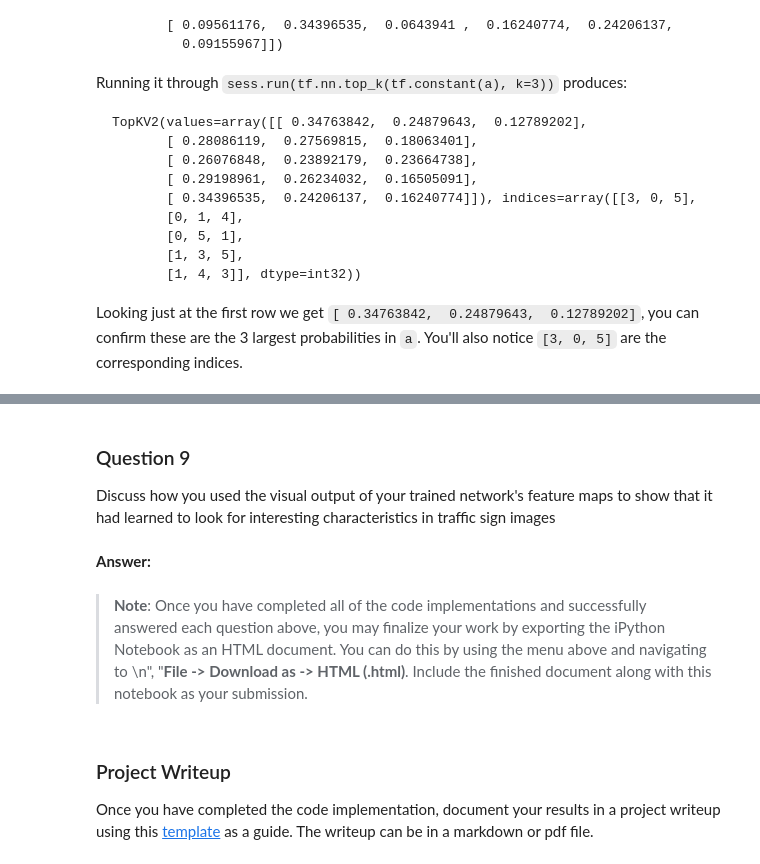
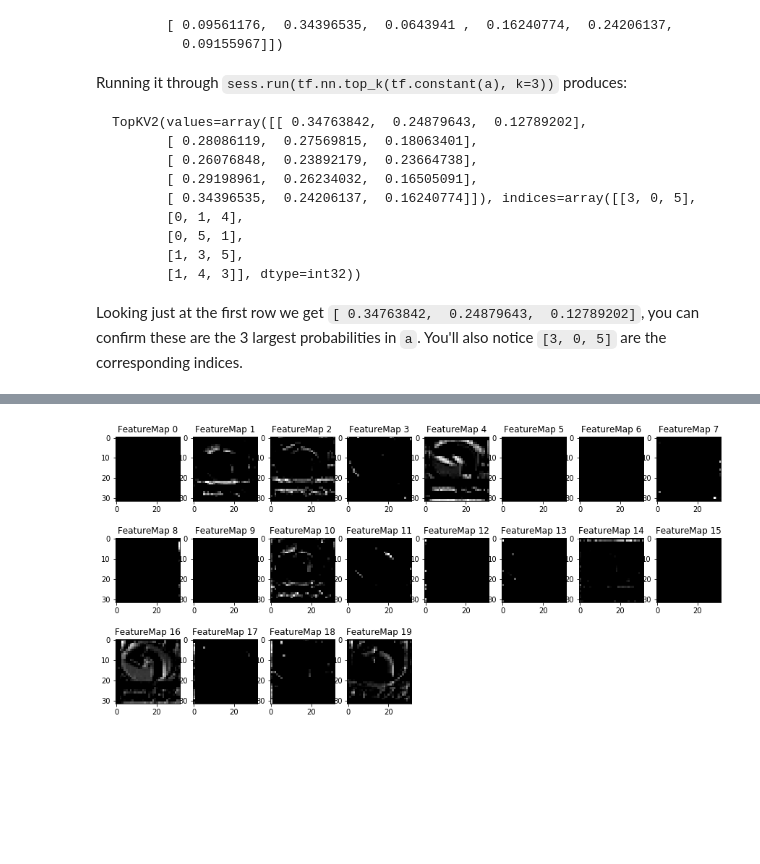
Before and after one commit to rdspring1/CarND-Traffic-Sign-Classifier-Project, a Jupyter notebook: Traffic_Sign_Classifier.ipynb, the cells around one changed output, grey strips where cells are left out. Drawn from its saved outputs; the diff is of its cells as text; code cells hidden in the pictures; blank space fills up the shorter version.

```diff
--- a/Traffic_Sign_Classifier.ipynb
+++ b/Traffic_Sign_Classifier.ipynb
@@ -415,13 +467,14 @@ Looking just at the first row we get `[ 0.34763842,  0.24879643,  0.12789202]`,
 ### Feel free to use as many code cells as needed.
 import os
 import matplotlib.image as mpimg
+import cv2
 
 image_name = os.listdir('test_images/')
-image_labels = [[40], [17], [26], [14], [5]]
+image_labels = [[40], [17], [18], [14], [3], [12], [17], [34]]
 
 count = 0.0
 for idx in range(len(image_name)):
-    image = mpimg.imread('test_images/' + image_name[idx])
+    image = cv2.imread('test_images/german{0}.png'.format(idx+1))
     tf_image = np.expand_dims(image, axis=0)
     test_correct, test_top5 = sess.run([correct, top5], feed_dict={images: tf_image, labels: image_labels[idx]})
     count += np.sum(test_correct)
@@ -451,45 +514,34 @@ For an example of what feature map outputs look like, check out NVIDIA's results
 ### Feel free to use as many code cells as needed.
 
 # image_input: the test image being fed into the network to produce the feature maps
 # tf_activation: should be a tf variable name used during your training procedure that represents the calculated state of a specific weight layer
 # activation_min/max: can be used to view the activation contrast in more detail, by default matplot sets min and max to the actual min and max values of the output
 # plt_num: used to plot out multiple different weight feature map sets on the same block, just extend the plt number for each new feature map entry
 
 def outputFeatureMap(image_input, tf_activation, activation_min=-1, activation_max=-1, plt_num=1):
     # Note: x should be the same name as your network's tensorflow data placeholder variable
     # If you get an error tf_activation is not defined it maybe having trouble accessing the variable from inside a function
     activation = tf_activation.eval(session=sess,feed_dict={images : image_input})
     featuremaps = plt_num
     plt.figure(plt_num, figsize=(15,15))
     for featuremap in range(featuremaps):
         plt.subplot(6,8, featuremap+1) # sets the number of feature maps to show on each row and column
         plt.title('FeatureMap ' + str(featuremap)) # displays the feature map number
         if activation_min != -1 & activation_max != -1:
             plt.imshow(activation[0,:,:, featuremap], interpolation="nearest", vmin =activation_min, vmax=activation_max, cmap="gray")
         elif activation_max != -1:
             plt.imshow(activation[0,:,:, featuremap], interpolation="nearest", vmax=activation_max, cmap="gray")
         elif activation_min !=-1:
             plt.imshow(activation[0,:,:, featuremap], interpolation="nearest", vmin=activation_min, cmap="gray")
         else:
             plt.imshow(activation[0,:,:, featuremap], interpolation="nearest", cmap="gray")
 
 import os
 import matplotlib.image as mpimg
 
 image_name = os.listdir('test_images/')
-image = mpimg.imread('test_images/' + image_name[0])
+image = cv2.imread('test_images/german{0}.png'.format(8))
 tf_image = np.expand_dims(image, axis=0)
-outputFeatureMap(tf_image, tf_activation, activation_min=-1, activation_max=-1, plt_num=10)
+outputFeatureMap(tf_image, tf_activation, activation_min=-1, activation_max=-1, plt_num=20)
+# %% [output]
+[figure, added]
-# %% [markdown]
-### Question 9
-
-Discuss how you used the visual output of your trained network's feature maps to show that it had learned to look for interesting characteristics in traffic sign images
-# %% [markdown]
-**Answer:**
-# %% [markdown]
-> **Note**: Once you have completed all of the code implementations and successfully answered each question above, you may finalize your work by exporting the iPython Notebook as an HTML document. You can do this by using the menu above and navigating to  \n",
-    "**File -> Download as -> HTML (.html)**. Include the finished document along with this notebook as your submission.
-# %% [markdown]
-### Project Writeup
-
-Once you have completed the code implementation, document your results in a project writeup using this [template](https://github.com/udacity/CarND-Traffic-Sign-Classifier-Project/blob/master/writeup_template.md) as a guide. The writeup can be in a markdown or pdf file.
```
Also changed, not shown: parts of 11 cells of this notebook, 4 other files.
